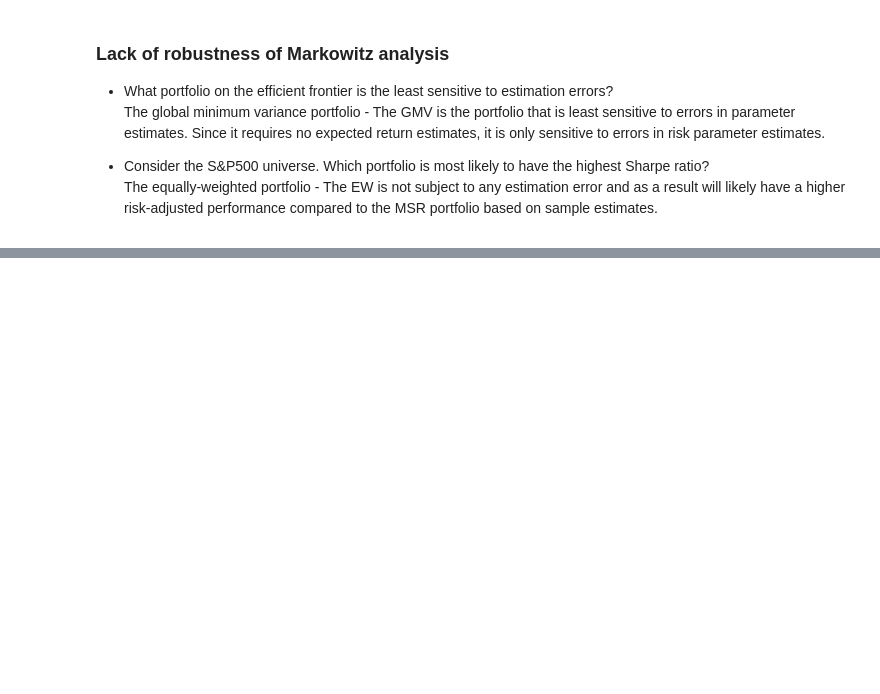
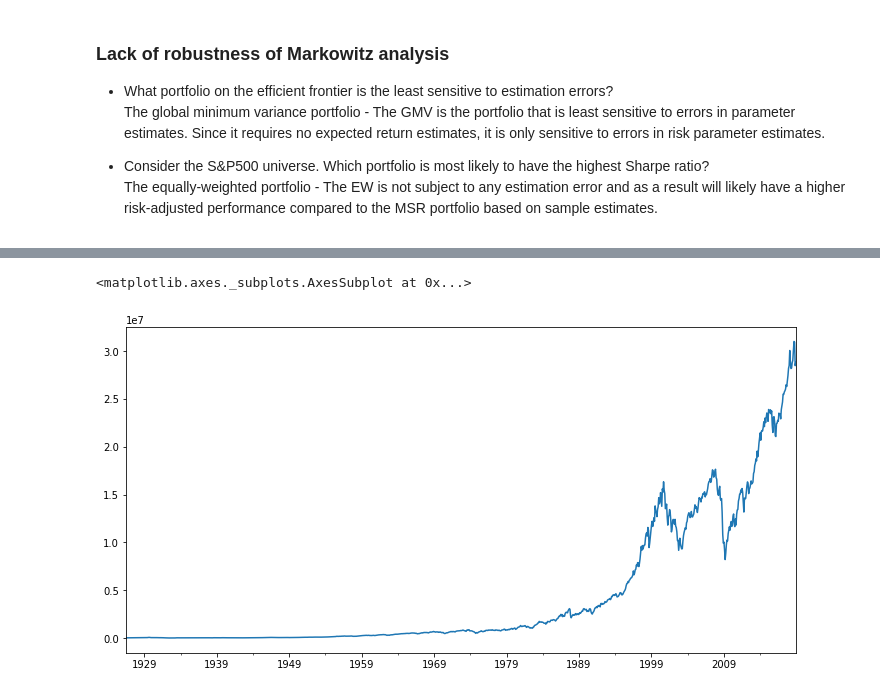
Before and after one commit to anjosma/introduction_portfolio_construction, a Jupyter notebook: notebook.ipynb, the cells around one changed output, grey strips where cells are left out. Saved outputs shown, nothing was run; the diff lists cells and outputs as text; code cells hidden in the pictures; blank space fills up the shorter version.

```diff
--- a/notebook.ipynb
+++ b/notebook.ipynb
@@ -1171,0 +1218,4 @@ The equally-weighted portfolio - The EW is not subject to any estimation error a
+# %%
+ind_return = erk.get_ind_returns()
+ind_size = erk.get_ind_size()
+ind_nfirms = erk.get_ind_nfirms()
@@ -1171,0 +1244,2 @@ The equally-weighted portfolio - The EW is not subject to any estimation error a
+# %%
+ind_mktcap = ind_nfirms * ind_size
@@ -1171,0 +1255,6 @@ The equally-weighted portfolio - The EW is not subject to any estimation error a
+# %%
+total_mktcap = ind_mktcap.sum(axis="columns")
+total_mktcap.plot(figsize=(12,6))
+# %% [output]
+<matplotlib.axes._subplots.AxesSubplot at 0x...>
+[figure, added]
```
Also changed, not shown: parts of 21 cells of this notebook.
